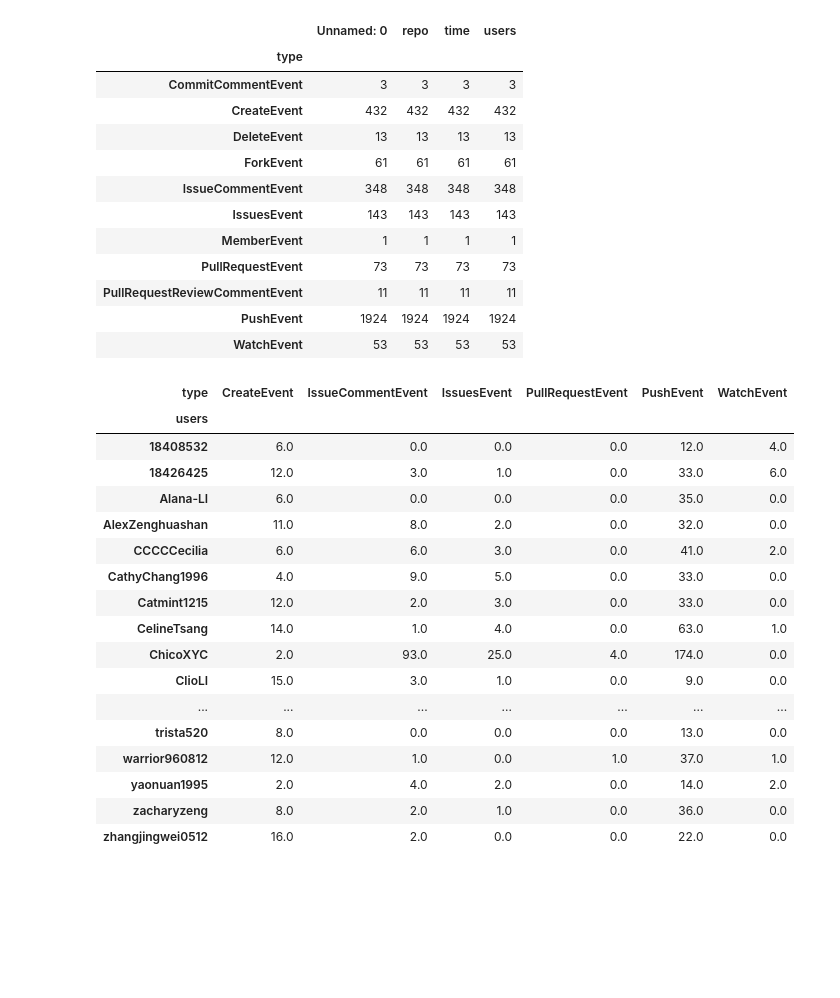
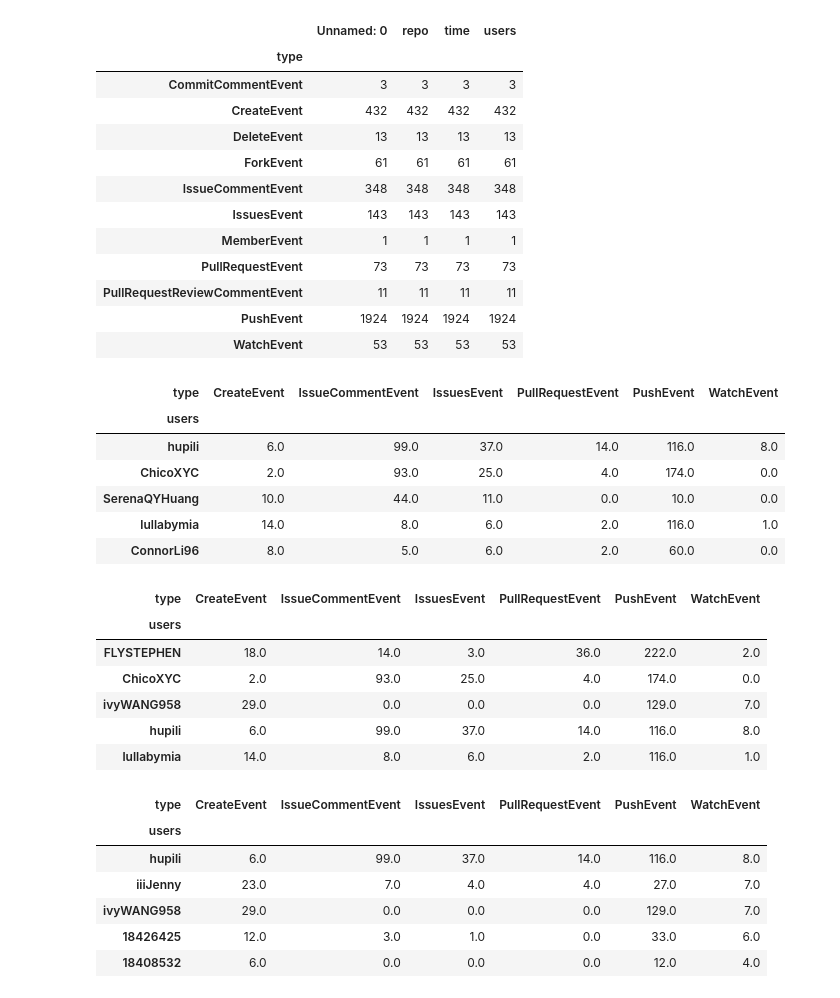
Before and after one commit to hupili/github-activies, a Jupyter notebook: leaderboard.ipynb, the cells around one changed output. Drawn from its saved outputs; the diff is of its cells as text; code cells hidden in the pictures; blank space fills up the shorter version.

```diff
--- a/leaderboard.ipynb
+++ b/leaderboard.ipynb
@@ -360,24 +360,35 @@ df_details.pivot_table(index='type', aggfunc='count')
 # %%
 events = ['CreateEvent', 'IssueCommentEvent', 'IssuesEvent', 'PullRequestEvent', 'PushEvent', 'WatchEvent']
 # %%
-df_details.pivot_table(
+pt_user_event = df_details.pivot_table(
     columns='type', index='users', values='time', aggfunc='count')[events].fillna(0)
-# %% [output]
-| type | CreateEvent | IssueCommentEvent | IssuesEvent | PullRequestEvent | PushEvent | WatchEvent |
-| users |  |  |  |  |  |  |
-| 18408532 | 6.0 | 0.0 | 0.0 | 0.0 | 12.0 | 4.0 |
-| 18426425 | 12.0 | 3.0 | 1.0 | 0.0 | 33.0 | 6.0 |
-| Alana-LI | 6.0 | 0.0 | 0.0 | 0.0 | 35.0 | 0.0 |
-| AlexZenghuashan | 11.0 | 8.0 | 2.0 | 0.0 | 32.0 | 0.0 |
-| CCCCCecilia | 6.0 | 6.0 | 3.0 | 0.0 | 41.0 | 2.0 |
-| CathyChang1996 | 4.0 | 9.0 | 5.0 | 0.0 | 33.0 | 0.0 |
-| Catmint1215 | 12.0 | 2.0 | 3.0 | 0.0 | 33.0 | 0.0 |
-| CelineTsang | 14.0 | 1.0 | 4.0 | 0.0 | 63.0 | 1.0 |
-| ChicoXYC | 2.0 | 93.0 | 25.0 | 4.0 | 174.0 | 0.0 |
-| ClioLI | 15.0 | 3.0 | 1.0 | 0.0 | 9.0 | 0.0 |
-| ... | ... | ... | ... | ... | ... | ... |
-| trista520 | 8.0 | 0.0 | 0.0 | 0.0 | 13.0 | 0.0 |
-| warrior960812 | 12.0 | 1.0 | 0.0 | 1.0 | 37.0 | 1.0 |
-| yaonuan1995 | 2.0 | 4.0 | 2.0 | 0.0 | 14.0 | 2.0 |
-| zacharyzeng | 8.0 | 2.0 | 1.0 | 0.0 | 36.0 | 0.0 |
-| zhangjingwei0512 | 16.0 | 2.0 | 0.0 | 0.0 | 22.0 | 0.0 |
+# %%
+pt_user_event.sort_values(by='IssuesEvent', ascending=False)[:5]
+# %% [output]
+| type | CreateEvent | IssueCommentEvent | IssuesEvent | PullRequestEvent | PushEvent | WatchEvent |
+| users |  |  |  |  |  |  |
+| hupili | 6.0 | 99.0 | 37.0 | 14.0 | 116.0 | 8.0 |
+| ChicoXYC | 2.0 | 93.0 | 25.0 | 4.0 | 174.0 | 0.0 |
+| SerenaQYHuang | 10.0 | 44.0 | 11.0 | 0.0 | 10.0 | 0.0 |
+| lullabymia | 14.0 | 8.0 | 6.0 | 2.0 | 116.0 | 1.0 |
+| ConnorLi96 | 8.0 | 5.0 | 6.0 | 2.0 | 60.0 | 0.0 |
+# %%
+pt_user_event.sort_values(by='PushEvent', ascending=False)[:5]
+# %% [output]
+| type | CreateEvent | IssueCommentEvent | IssuesEvent | PullRequestEvent | PushEvent | WatchEvent |
+| users |  |  |  |  |  |  |
+| FLYSTEPHEN | 18.0 | 14.0 | 3.0 | 36.0 | 222.0 | 2.0 |
+| ChicoXYC | 2.0 | 93.0 | 25.0 | 4.0 | 174.0 | 0.0 |
+| ivyWANG958 | 29.0 | 0.0 | 0.0 | 0.0 | 129.0 | 7.0 |
+| hupili | 6.0 | 99.0 | 37.0 | 14.0 | 116.0 | 8.0 |
+| lullabymia | 14.0 | 8.0 | 6.0 | 2.0 | 116.0 | 1.0 |
+# %%
+pt_user_event.sort_values(by='WatchEvent', ascending=False)[:5]
+# %% [output]
+| type | CreateEvent | IssueCommentEvent | IssuesEvent | PullRequestEvent | PushEvent | WatchEvent |
+| users |  |  |  |  |  |  |
+| hupili | 6.0 | 99.0 | 37.0 | 14.0 | 116.0 | 8.0 |
+| iiiJenny | 23.0 | 7.0 | 4.0 | 4.0 | 27.0 | 7.0 |
+| ivyWANG958 | 29.0 | 0.0 | 0.0 | 0.0 | 129.0 | 7.0 |
+| 18426425 | 12.0 | 3.0 | 1.0 | 0.0 | 33.0 | 6.0 |
+| 18408532 | 6.0 | 0.0 | 0.0 | 0.0 | 12.0 | 4.0 |
```
